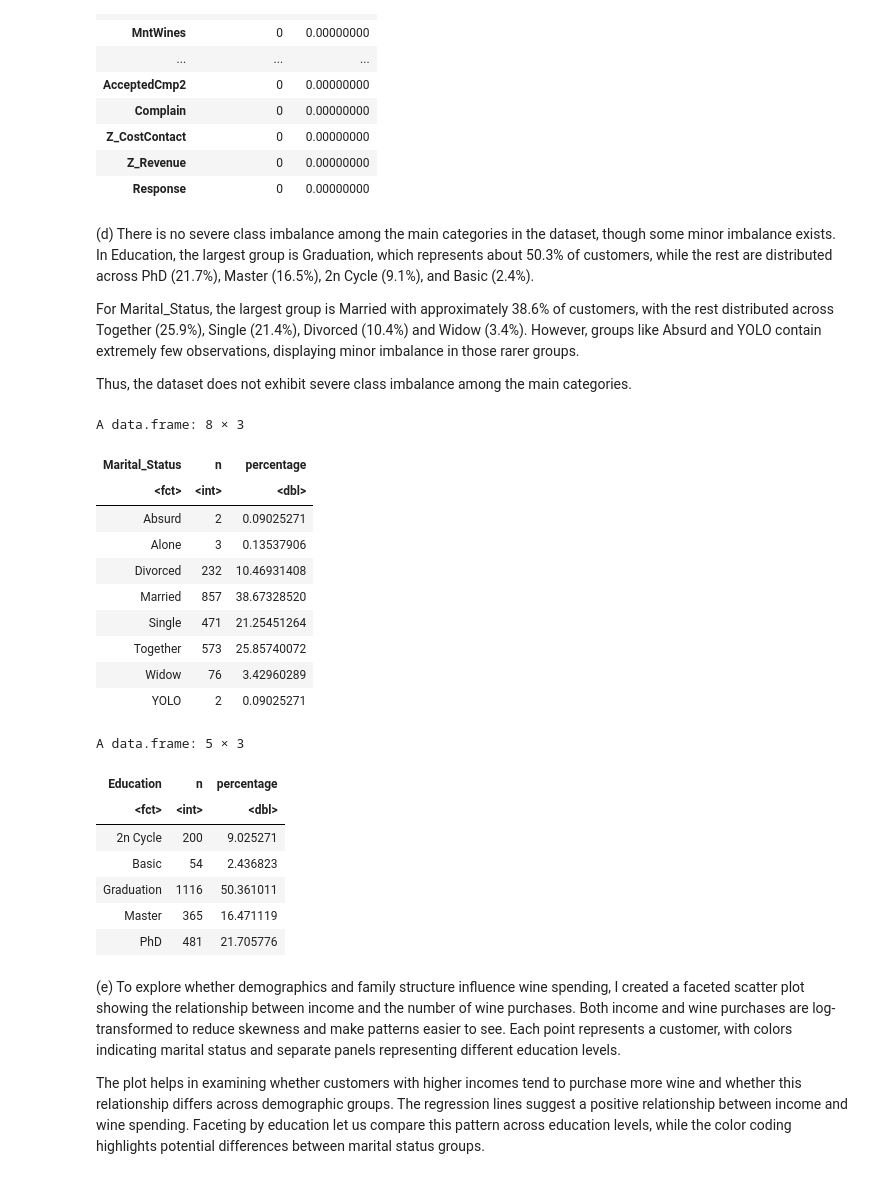
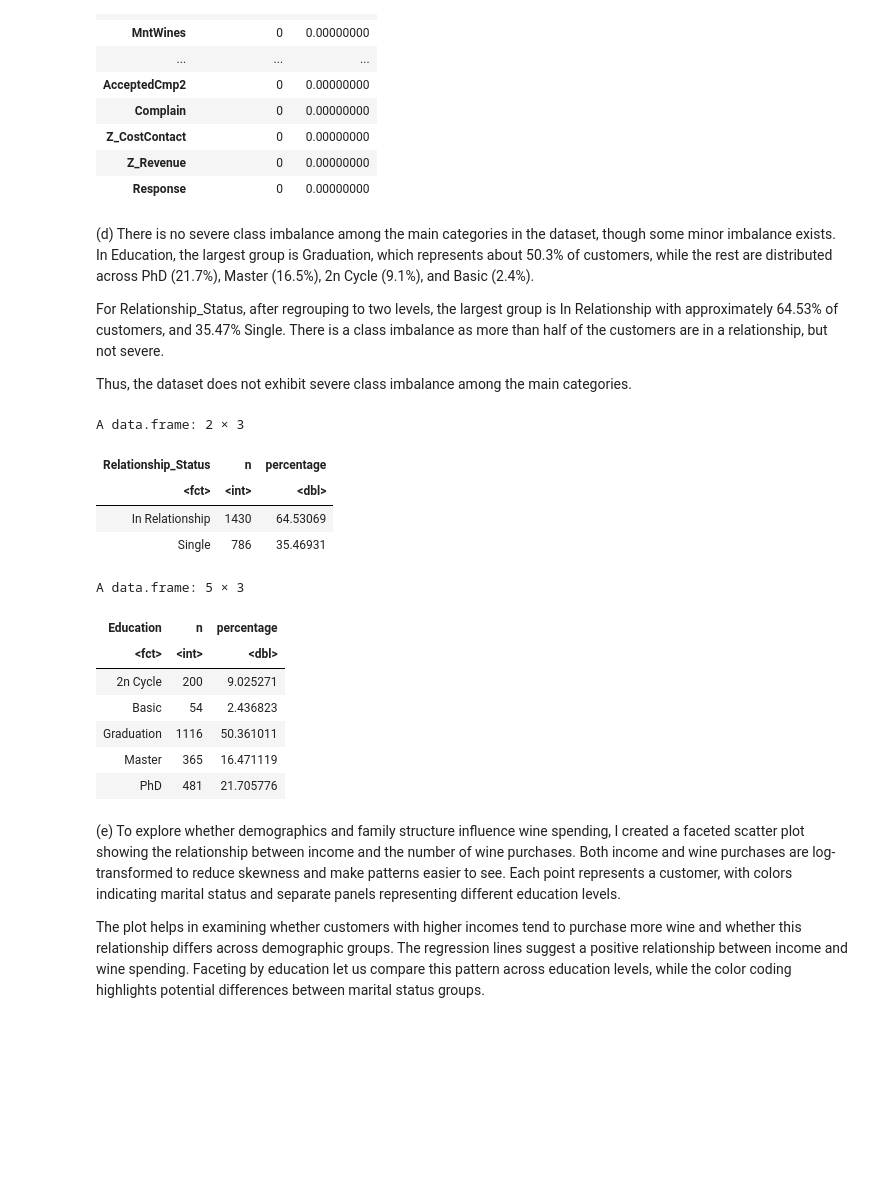
Before and after one commit to drrnaxl/STAT-301-Project, a Jupyter notebook: Final.ipynb, the cells around one changed output. Saved outputs shown, nothing was run; the diff lists cells and outputs as text; code cells hidden in the pictures; blank space fills up the shorter version.

```diff
--- a/Final.ipynb
+++ b/Final.ipynb
@@ -98,7 +114,7 @@ A data.frame: 29 × 1
 (a) Dataset loading
 # %%
 # Dataset taken from https://www.kaggle.com/datasets/imakash3011/customer-personality-analysis?resource=download
-url <- "https://raw.githubusercontent.com/drrnaxl/STAT-301-Project/refs/heads/main/marketing_campaign.csv?token=GHSAT0AAAAAADX5TDDAEJOOZMTWYTD2R2Z62NYLTTQ"
+url <- "https://raw.githubusercontent.com/drrnaxl/STAT-301-Project/refs/heads/main/marketing_campaign.csv"
 cpa <- read.delim(url)
 # %% [markdown]
 (b) Data cleaning and wrangling
@@ -140,11 +148,12 @@ cpa_cleaned <- cpa |>
     mutate(
         Age = 2026 - Year_Birth,
         Education = as.factor(Education),
-        Marital_Status = as.factor(Marital_Status),
+        Relationship_Status = as.factor(ifelse(Marital_Status %in% c("Married", "Together"),
+                                "In Relationship",
+                                "Single")),
         logIncome = log(Income),
-        logMntWines = log(MntWines + 1) #Since some customers don't buy wines at all (log(0) is undefined)
     ) |>
-select(Age, Education, Marital_Status, logIncome, logMntWines)
+select(NumStorePurchases, Age, Education, Relationship_Status, logIncome)
 head(cpa_cleaned)
 # %% [output]
 A data.frame: 6 × 5
@@ -190,25 +199,19 @@ A data.frame: 29 × 2
 # %% [markdown]
 (d) There is no severe class imbalance among the main categories in the dataset, though some minor imbalance exists. In Education, the largest group is Graduation, which represents about 50.3% of customers, while the rest are distributed across PhD (21.7%), Master (16.5%), 2n Cycle (9.1%), and Basic (2.4%).
 
-For Marital_Status, the largest group is Married with approximately 38.6% of customers, with the rest distributed across Together (25.9%), Single (21.4%), Divorced (10.4%) and Widow (3.4%). However, groups like Absurd and YOLO contain extremely few observations, displaying minor imbalance in those rarer groups.
+For Relationship_Status, after regrouping to two levels, the largest group is In Relationship with approximately 64.53% of customers, and 35.47% Single. There is a class imbalance as more than half of the customers are in a relationship, but not severe.
 
 Thus, the dataset does not exhibit severe class imbalance among the main categories.
 # %%
 # Class Imbalance Check
-cpa_cleaned |> count(Marital_Status) |> mutate(percentage = n / sum(n) * 100)
+cpa_cleaned |> count(Relationship_Status) |> mutate(percentage = n / sum(n) * 100)
 cpa_cleaned |> count(Education) |> mutate(percentage = n / sum(n) * 100)
 # %% [output]
-A data.frame: 8 × 3
+A data.frame: 2 × 3
-| Marital_Status | n | percentage |
+| Relationship_Status | n | percentage |
 | <fct> | <int> | <dbl> |
-| Absurd | 2 | 0.09025271 |
-| Alone | 3 | 0.13537906 |
-| Divorced | 232 | 10.46931408 |
-| Married | 857 | 38.67328520 |
-| Single | 471 | 21.25451264 |
-| Together | 573 | 25.85740072 |
-| Widow | 76 | 3.42960289 |
-| YOLO | 2 | 0.09025271 |
+| In Relationship | 1430 | 64.53069 |
+| Single | 786 | 35.46931 |
 A data.frame: 5 × 3
 | Education | n | percentage |
 | <fct> | <int> | <dbl> |
```
Also changed, not shown: parts of 10 cells of this notebook.
